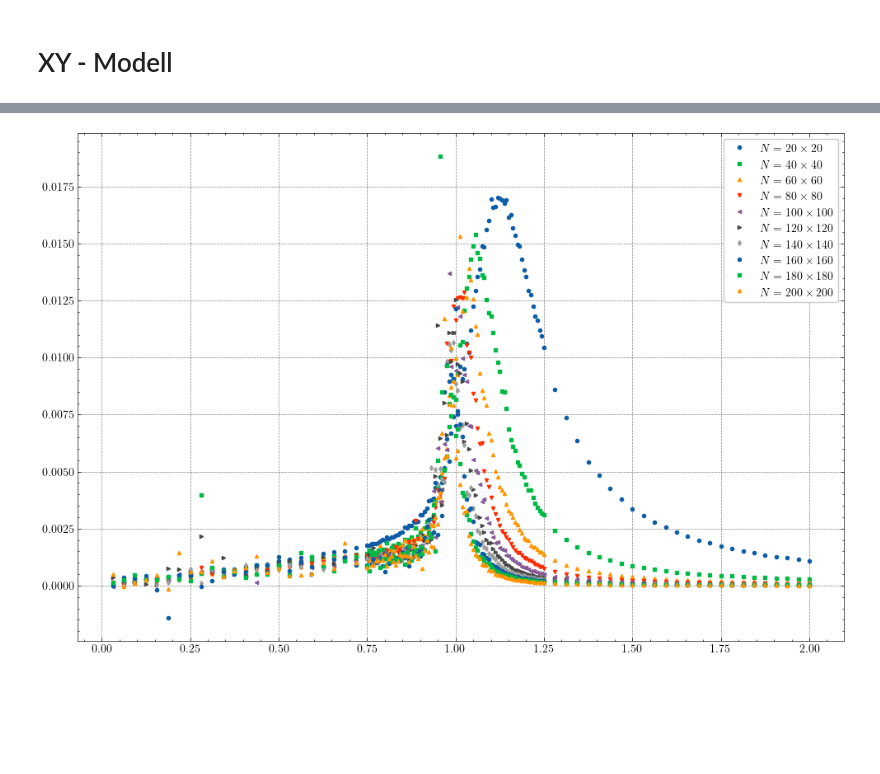
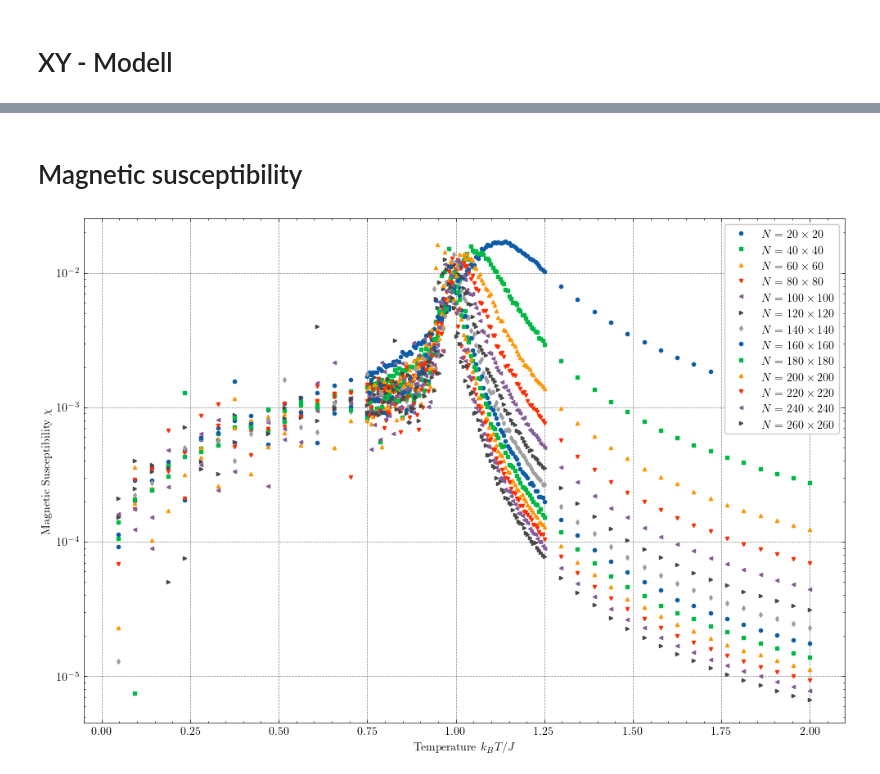
Before and after one commit to lennartvrg/XY-Model, a Jupyter notebook: Notebook.ipynb, the cells around one changed output, grey strips where cells are left out. Saved outputs shown, nothing was run; the diff lists cells and outputs as text; code cells hidden in the pictures; blank space fills up the shorter version.

```diff
--- a/Notebook.ipynb
+++ b/Notebook.ipynb
@@ -16,0 +64,11 @@ plt.rcParams["figure.figsize"] = (12, 8)
+# %%
+fig, ax = plt.subplots()
+for size in pd.read_sql_query(f'SELECT size FROM configurations WHERE run_id = \'{current_run}\' AND size IN (20, 40, 60, 80) GROUP BY size', con)['size']:
+    data = pd.read_sql_query(f'SELECT temperature, magnet, magnet_std FROM configurations WHERE run_id = \'{current_run}\' AND size = \'{size}\' ORDER BY temperature', con)
+    ax.errorbar(data['temperature'], [0] * len(data['magnet_std']), yerr=data['magnet_std'], label=f'$N = {size} \\times {size}$')
+
+ax.set_xlabel('Temperature $k_B T / J$')
+ax.set_ylabel('Magnetization Residuals $\\lvert M \\rvert$')
+
+ax.legend()
+fig.savefig('figures/Magnetization_Residuals.pdf', bbox_inches='tight')
@@ -16,0 +79,12 @@ plt.rcParams["figure.figsize"] = (12, 8)
+# %%
+fig, ax = plt.subplots()
+for size in pd.read_sql_query(f'SELECT size FROM configurations WHERE run_id = \'{current_run}\' GROUP BY size', con)['size']:
+    data = pd.read_sql_query(f'SELECT temperature, specific_heat FROM configurations WHERE run_id = \'{current_run}\' AND size = \'{size}\' ORDER BY temperature', con)
+    ax.errorbar(data['temperature'], data['specific_heat'], label=f'$N = {size} \\times {size}$')
+
+ax.set_xlabel('Temperature $k_B T / J$')
+ax.set_ylabel('Specific Heat $C_V$')
+
+ax.set_yscale('log')
+ax.legend()
+fig.savefig('figures/Specific_Heat.pdf', bbox_inches='tight')
@@ -17,33 +93,31 @@ plt.rcParams["figure.figsize"] = (12, 8)
+# %% [markdown]
+# Magnetic susceptibility
 # %%
-con = sqlite3.connect('output.sqlite')
-current_run = pd.read_sql_query('SELECT id FROM runs ORDER BY created_at DESC', con).at[0, 'id'] - 1
-
 sizes = []
 maximas = []
 delta_maximas = []
 
-#run_id = \'{current_run}\' AND
 fig, ax = plt.subplots()
-for size in pd.read_sql_query(f'SELECT size FROM configurations WHERE run_id = \'{current_run}\' GROUP BY size', con)['size']:
+for size in pd.read_sql_query(f'SELECT size FROM configurations WHERE run_id = \'{current_run}\' AND size % 20 = 0 GROUP BY size', con)['size']:
     data = pd.read_sql_query(f'SELECT temperature, magnet_suscept, energy FROM configurations WHERE run_id = \'{current_run}\' AND size = \'{size}\' ORDER BY temperature', con)
     ax.errorbar(data['temperature'], data['magnet_suscept'], label=f'$N = {size} \\times {size}$')
-
-    sizes.append(1.0 / np.log(size)**2)
-
-    top = data.sort_values('magnet_suscept', ascending=False).head(5)
 
     max_idx = data['magnet_suscept'].idxmax()
     max_temp = data.loc[max_idx]['temperature']
     delta_max_temp = np.abs(data.loc[max_idx]['temperature'] - data.loc[max_idx + 1]['temperature'])
 
-    maximas.append(top['temperature'].mean())
-    delta_maximas.append(top['temperature'].std())
+    sizes.append(1.0 / np.log(size)**2)
+    maximas.append(max_temp)
+    delta_maximas.append(delta_max_temp)
 
-#ax.set_yscale('log')
+ax.set_xlabel('Temperature $k_B T / J$')
+ax.set_ylabel('Magnetic Susceptibility $\\chi$')
+
+ax.set_yscale('log')
 ax.legend()
-fig.savefig('Energy.pdf', bbox_inches='tight')
+fig.savefig('figures/Magnetic_Susceptibility.pdf', bbox_inches='tight')
 # %% [output]
-[figure, old version]
+[figure, new version]
 # %%
 sizes = np.array(sizes)
 maximas = np.array(maximas)
```
Also changed, not shown: parts of 18 cells of this notebook, 5 other files.
